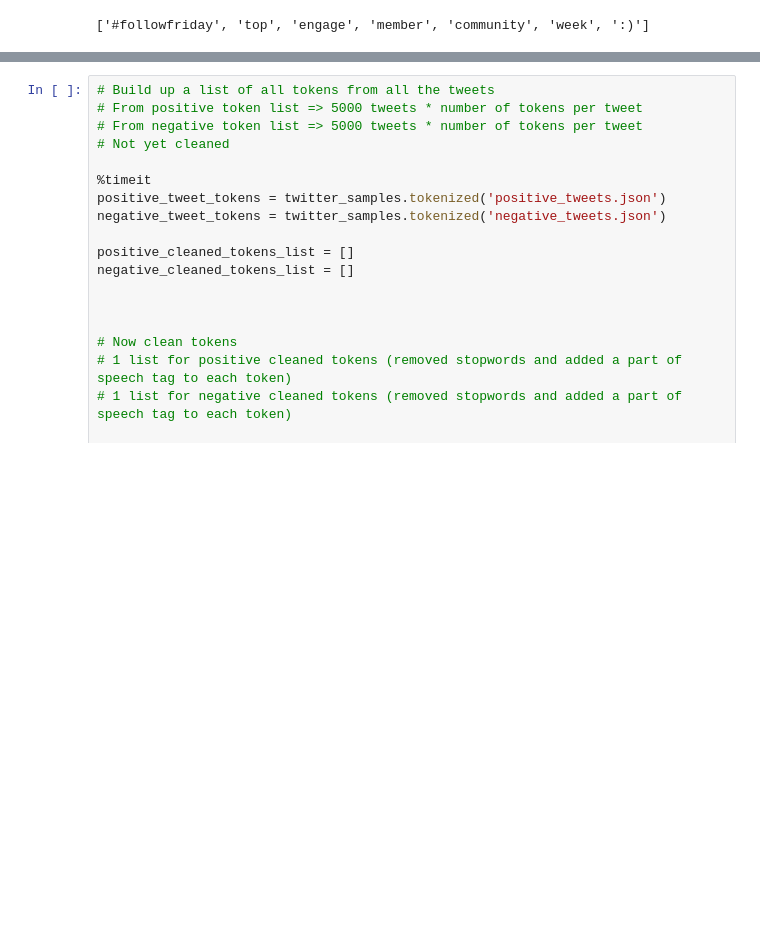
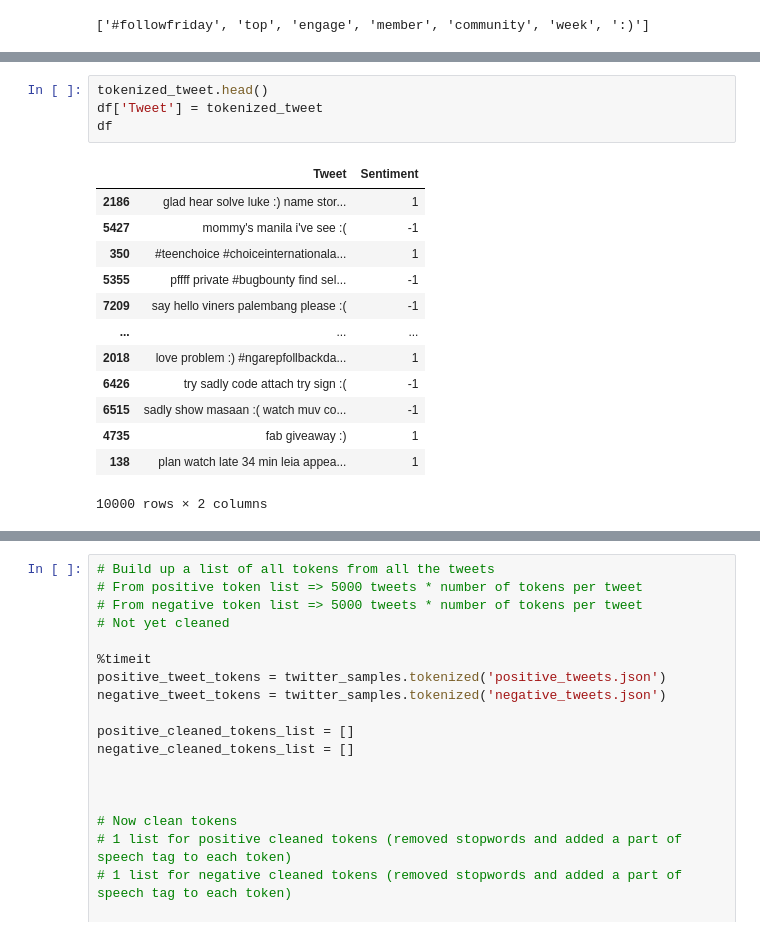
Before and after one commit to adodhia/MastersThesis, a Jupyter notebook: NLTLProcessingOfTweets.ipynb, the cells around one changed output, grey strips where cells are left out. Cells and saved outputs as stored; diff of their text form; blank space fills up the shorter version.

```diff
--- a/NLTLProcessingOfTweets.ipynb
+++ b/NLTLProcessingOfTweets.ipynb
@@ -178,0 +220,18 @@ df['Tweet'][0]
+# %%
+tokenized_tweet.head()
+df['Tweet'] = tokenized_tweet
+df
+# %% [output]
+|  | Tweet | Sentiment |
+| 2186 | glad hear solve luke :) name stor... | 1 |
+| 5427 | mommy's manila i've see :( | -1 |
+| 350 | #teenchoice #choiceinternationala... | 1 |
+| 5355 | pffff private #bugbounty find sel... | -1 |
+| 7209 | say hello viners palembang please :( | -1 |
+| ... | ... | ... |
+| 2018 | love problem :) #ngarepfollbackda... | 1 |
+| 6426 | try sadly code attach try sign :( | -1 |
+| 6515 | sadly show masaan :( watch muv co... | -1 |
+| 4735 | fab giveaway :) | 1 |
+| 138 | plan watch late 34 min leia appea... | 1 |
+10000 rows × 2 columns
```
Also changed, not shown: parts of 27 cells of this notebook, 1 other file.
